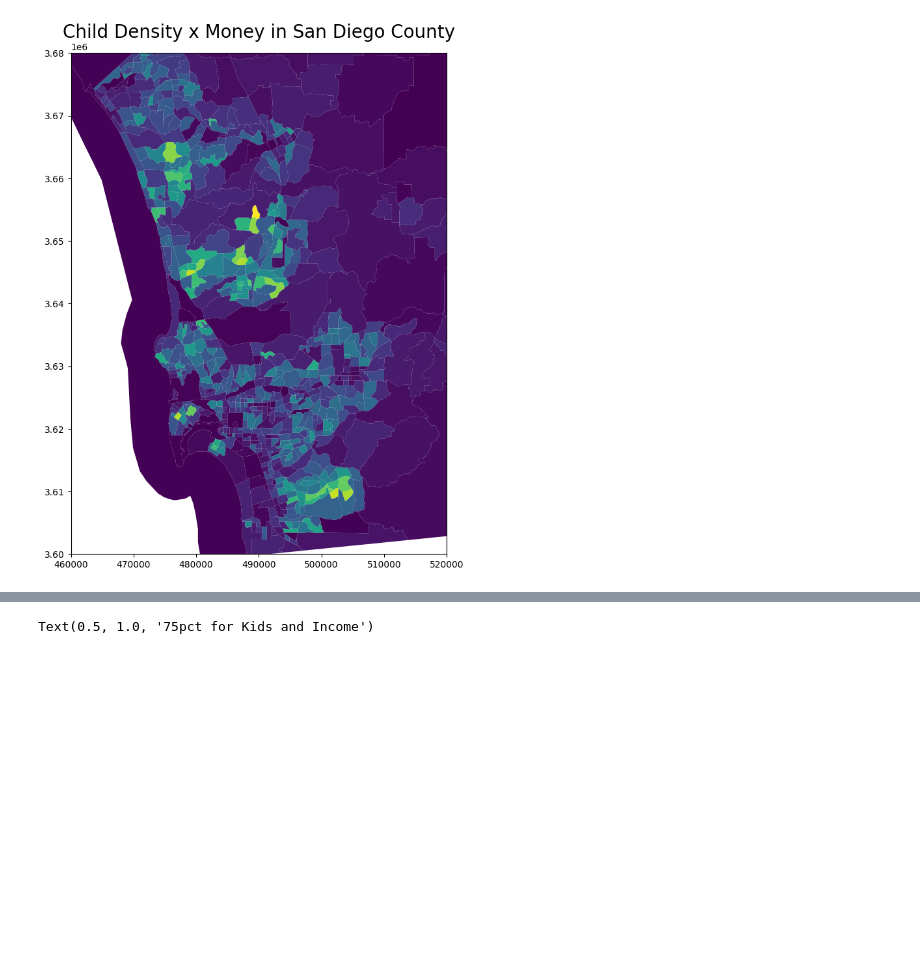
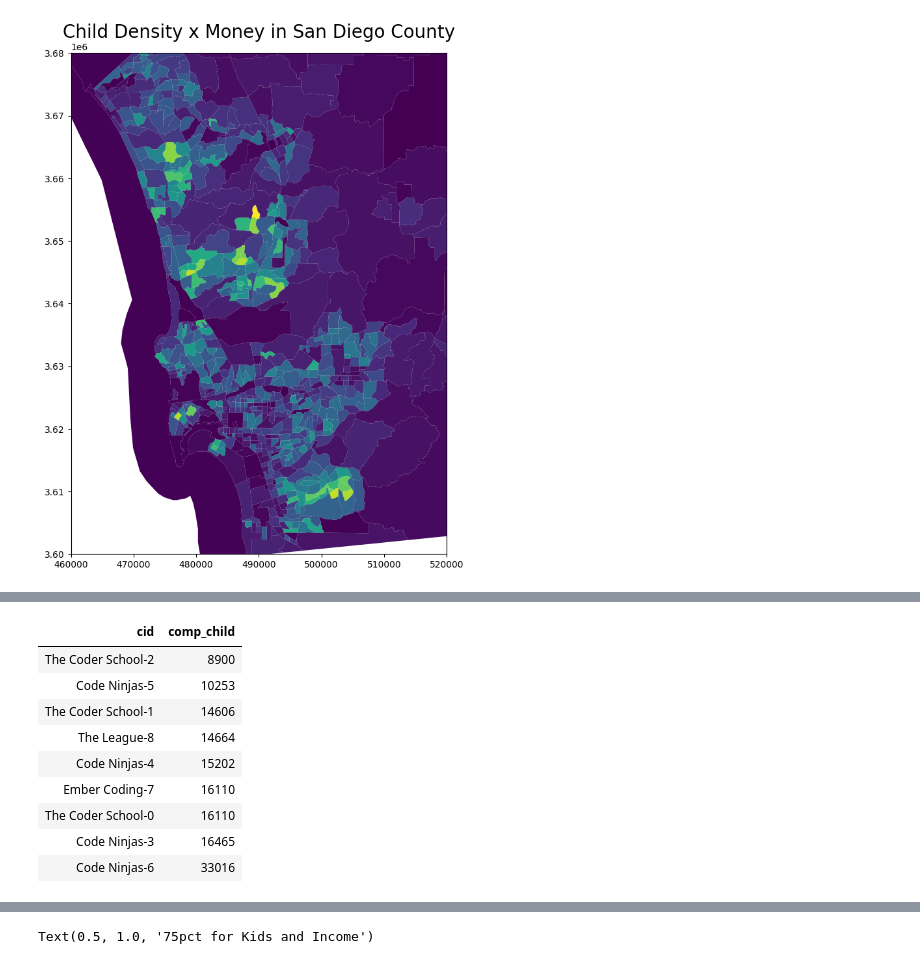
Before and after one commit to jointheleague/marketing-data, a Jupyter notebook: notebooks/ericbusboom/child_density.ipynb, the cells around one changed output, grey strips where cells are left out. Cells and saved outputs as stored; diff of their text form; code cells hidden in the pictures; blank space fills up the shorter version.

```diff
--- a/notebooks/ericbusboom/child_density.ipynb
+++ b/notebooks/ericbusboom/child_density.ipynb
@@ -156,0 +210,24 @@ Text(0.5, 1.0, 'Child Density x Money in San Diego County')
+# %%
+t = ter_chld[ter_chld.over_med > 0]
+t.groupby('cid').comp_child.sum().sort_values()
+
+
+# Group by 'cid' and sum the 'child' column
+child_sum =t.groupby('cid').comp_child.sum().sort_values().astype(int)
+
+# Convert the result to a DataFrame for better HTML display
+child_sum_df = child_sum.reset_index().rename(columns={'child': 'Total Children'})
+
+# Display as HTML
+display(HTML(child_sum_df.to_html(index=False)))
+# %% [output]
+| cid | comp_child |
+| The Coder School-2 | 8900 |
+| Code Ninjas-5 | 10253 |
+| The Coder School-1 | 14606 |
+| The League-8 | 14664 |
+| Code Ninjas-4 | 15202 |
+| Ember Coding-7 | 16110 |
+| The Coder School-0 | 16110 |
+| Code Ninjas-3 | 16465 |
+| Code Ninjas-6 | 33016 |
```
Also changed, not shown: parts of 17 cells of this notebook, 22 other files.
